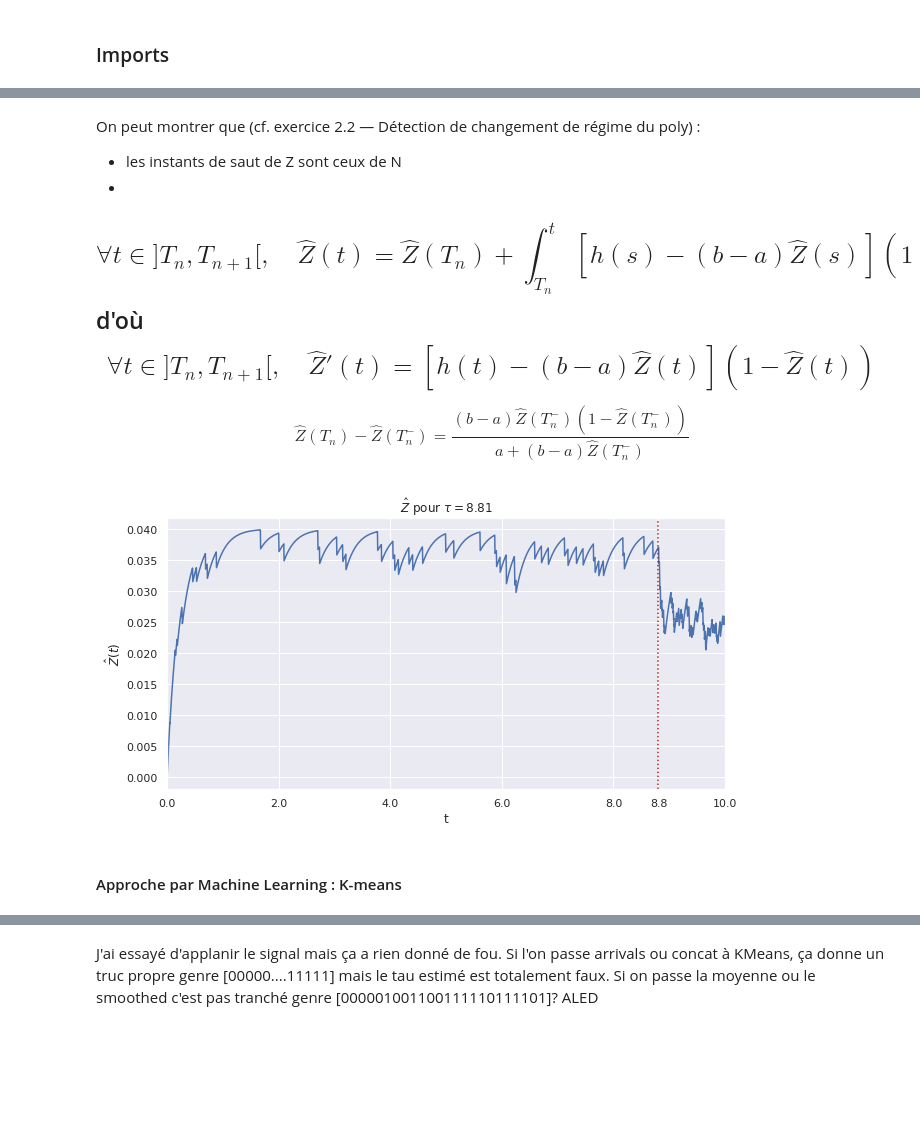
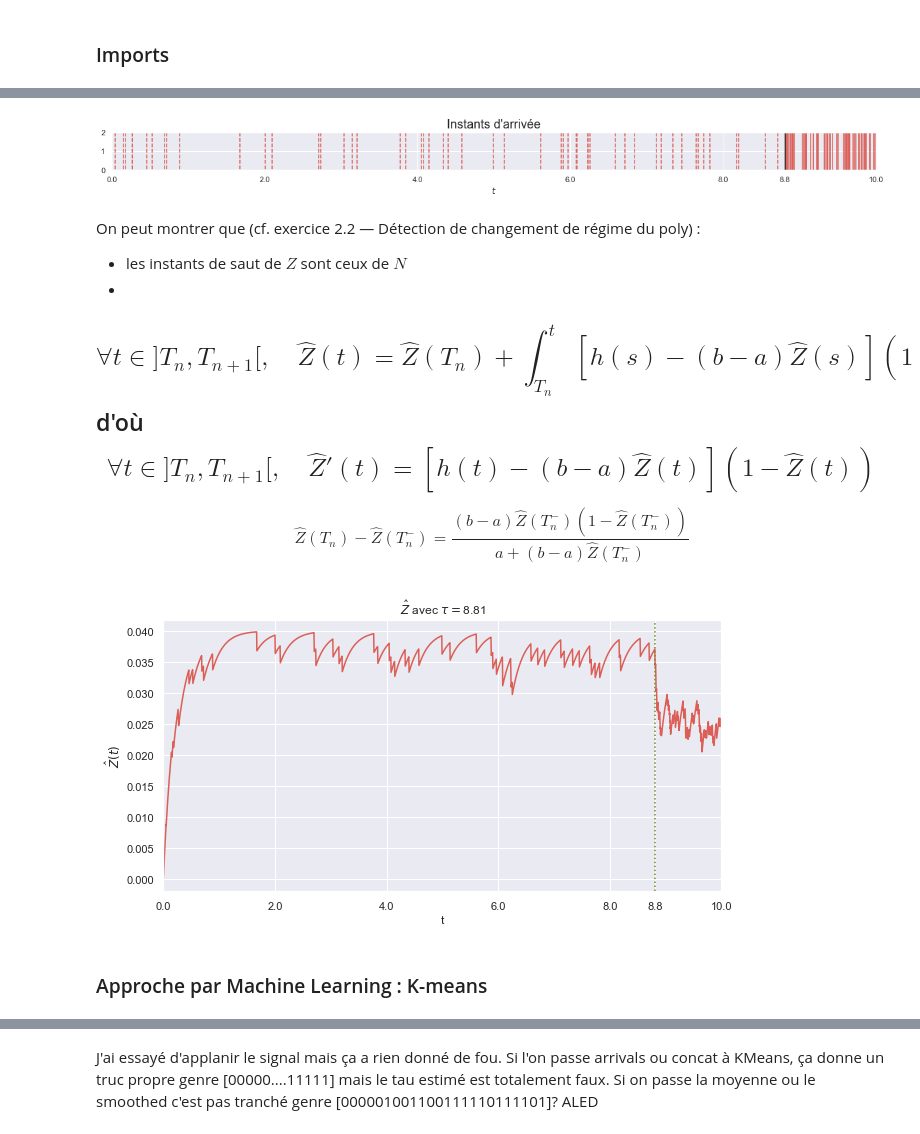
Before and after one commit to littlebuzzybee/MACS207b-Projet, a Jupyter notebook: MACS207b_Personnaz_Ly.ipynb, the cells around one changed output, grey strips where cells are left out. Drawn from its saved outputs; the diff is of its cells as text; code cells hidden in the pictures; blank space fills up the shorter version.

```diff
--- a/MACS207b_Personnaz_Ly.ipynb
+++ b/MACS207b_Personnaz_Ly.ipynb
@@ -74,7 +81,7 @@ Z = lambda t, tau : 1 if (tau <= t) else 0
 
 N = lambda a, b, t, tau : (a + (b-a) * Z(t, tau)) * t
 # %%
-def trajectory(n, a, b, seed, beg=0, end=10):
+def trajectory(n, a, b, beg, end, seed):
     """
     affiche la trajectoire d'une observation aléatoire
     n: nombre de points pour l'affichage
@@ -82,22 +89,23 @@ def trajectory(n, a, b, seed, beg=0, end=10):
     beg, end: bornes des temps
     """
     rng = np.random.default_rng(seed) # initialiser le rng
-    tau = tau_dist(rng)               # tirer un tau aléatoire
+    tau = beg + tau_dist(rng)         # tirer un tau aléatoire dans [beg, +inf[
+    end = max(end, np.ceil(tau))      # éloigner l'horizon si tau trop grand
     # générer les temps d'arrivée avant et après tau
     arrivals = np.concatenate((poisson_proc(a, beg, tau, seed),
                                poisson_proc(a, tau, end, seed)))
 
     plt.figure(figsize=(10, 5))
     plt.step(arrivals, np.arange(arrivals.size))
-    plt.axvline(tau, linestyle=':', c='firebrick')
+    plt.axvline(tau, linestyle=':', c='olivedrab')
     plt.xticks(list(plt.xticks()[0]) + [tau]) # ajouter 1 tick à l'abscisse tau
-    plt.xlim(beg, end)
-    plt.title(fr"Trajectoire pour $\tau =${tau:.2f}")
+    plt.xlim(beg, max(end, tau))
+    plt.title(fr"Une trajectoire avec $\tau =${tau:.2f}")
     plt.ylabel(r"$N(t)$")
     plt.xlabel(r"$t$")
     plt.show()
 
-    return arrivals, tau
+    return beg, end, arrivals, tau
 # %%
 n = 1000
 beg, end = 0, 10
@@ -106,0 +112,2 @@ arrivals, tau = trajectory(n, a, b, 1789)
+# %%
+beg, end, arrivals, tau = trajectory(n, a, b, beg, end, seed)
@@ -107,6 +116,19 @@ arrivals, tau = trajectory(n, a, b, 1789)
+# %%
+plt.figure(figsize=(20, 1))
+plt.eventplot(arrivals[arrivals < tau].flatten(), linelengths=2, linestyles='dashed')
+plt.eventplot(arrivals[arrivals > tau].flatten(), linelengths=2, linestyles='solid')
+plt.axvline(tau, c='k')
+plt.xticks(list(plt.xticks()[0]) + [tau]) # ajouter 1 tick à l'abscisse tau
+plt.xlim(beg, end)
+plt.ylim(0, 2)
+plt.xlabel(r"$t$")
+plt.title("Instants d'arrivée", fontsize=18)
+plt.show()
+# %% [output]
+[figure, added]
 # %% [markdown]
 On peut montrer que (cf. exercice 2.2 — Détection de changement de régime du poly) :
-- les instants de saut de Z sont ceux de N
+- les instants de saut de $Z$ sont ceux de $N$
 -
 $$\forall t \in ]T_n, T_{n+1}[, \quad \hat{Z}(t) = \hat{Z}(T_n) + \int_{T_n}^t [h(s) - (b-a)\hat{Z}(s)] (1 - \hat{Z}(s)) \, \mathrm{d} s$$
 d'où
@@ -128,7 +150,7 @@ def flatten_to_array(l):
 def saut(ZTn_, a, b):
     return (b-a) * ZTn_ * (1 - ZTn_) / (a + (b-a) * ZTn_)
 # %%
-def Z_hat(arrivals, beg=0, end=10):
+def Z_hat(arrivals, beg, end):
     """
     calcule l'estimation de Z à partir de l'observation des sauts
     """
@@ -162,18 +184,18 @@ def Z_hat(arrivals, beg=0, end=10):
 
     return flatten_to_array(ts), flatten_to_array(Z_hats)
 # %%
-ts, Z_hats = Z_hat(arrivals)
+ts, Z_hats = Z_hat(arrivals, beg, end)
 # %%
 plt.figure(figsize=(10, 5))
 plt.plot(ts, Z_hats)
-plt.axvline(tau, linestyle=':', c='firebrick')
+plt.axvline(tau, linestyle=':', c='olivedrab')
 plt.xticks(list(plt.xticks()[0]) + [tau]) # ajouter 1 tick à l'abscisse tau
 plt.xlim(beg, end)
-plt.title(fr"$\hat{{Z}}$ pour $\tau =${tau:.2f}")
+plt.title(fr"$\hat{{Z}}$ avec $\tau =${tau:.2f}")
 plt.ylabel(r'$\hat{Z}(t)$')
 plt.xlabel("t")
 plt.show()
 # %% [output]
-[figure, old version]
+[figure, new version]
 # %% [markdown]
-#### Approche par Machine Learning : K-means
+### Approche par Machine Learning : K-means
```
Also changed, not shown: parts of 20 cells of this notebook.
